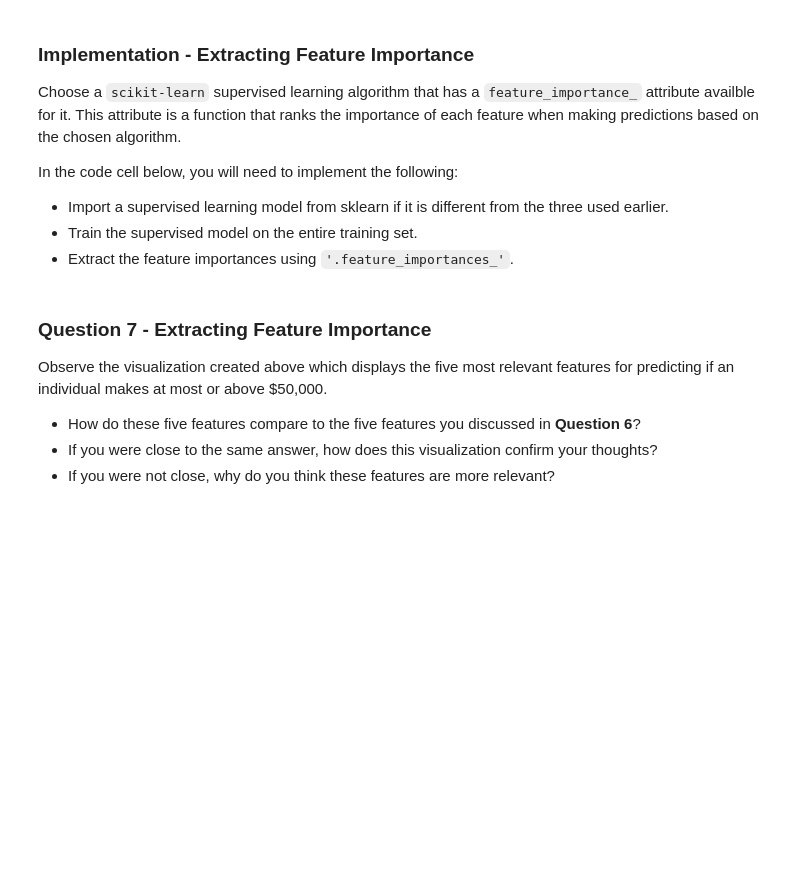
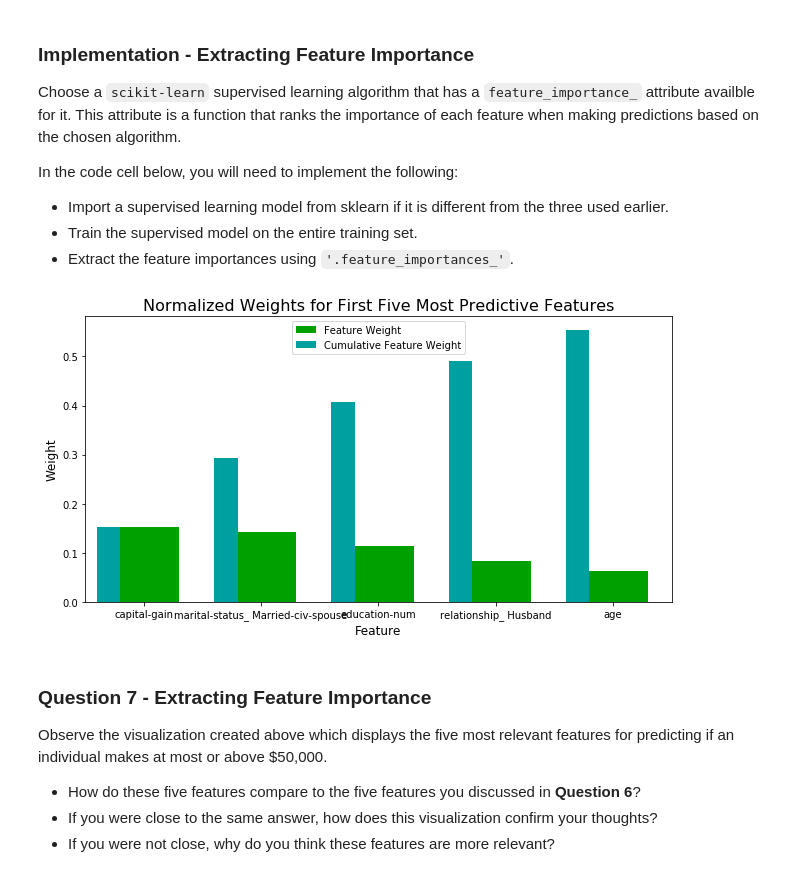
Before and after one commit to luisguilhermemsalmeida/Udacity-CharityML, a Jupyter notebook: finding_donors.ipynb, the cells around one changed output. Drawn from its saved outputs; the diff is of its cells as text; code cells hidden in the pictures; blank space fills up the shorter version.

Commit message:
Grid Search Completed

```diff
--- a/finding_donors.ipynb
+++ b/finding_donors.ipynb
@@ -468,22 +499,26 @@ Fine tune the chosen model. Use grid search (`GridSearchCV`) with at least one i
 **Note:** Depending on the algorithm chosen and the parameter list, the following implementation may take some time to run!
 # %%
 # TODO: Import 'GridSearchCV', 'make_scorer', and any other necessary libraries
+from sklearn.model_selection import GridSearchCV
+from sklearn.metrics import make_scorer
 
 # TODO: Initialize the classifier
-clf = None
+clf = RandomForestClassifier(random_state = 42)
 
 # TODO: Create the parameters list you wish to tune, using a dictionary if needed.
 # HINT: parameters = {'parameter_1': [value1, value2], 'parameter_2': [value1, value2]}
-parameters = None
+parameters = {'max_depth': [15, 20, 25, 30, 40], 'min_samples_leaf': [3, 5, 8, 10], 'min_samples_split': [4, 5, 7, 11], 'n_estimators': [70, 100, 120, 150]}
 
 # TODO: Make an fbeta_score scoring object using make_scorer()
-scorer = None
+scorer = make_scorer(fbeta_score, beta = 0.5)
 
+# verbosity_level = 10 Uncomment this line for training progress output
+verbosity_level = 0
 # TODO: Perform grid search on the classifier using 'scorer' as the scoring method using GridSearchCV()
-grid_obj = None
+grid_obj = GridSearchCV(clf, parameters, scorer, n_jobs = -1, verbose = verbosity_level)
 
 # TODO: Fit the grid search object to the training data and find the optimal parameters using fit()
-grid_fit = None
+grid_fit = grid_obj.fit(X_train, y_train)
 
 # Get the estimator
 best_clf = grid_fit.best_estimator_
@@ -551,3 +616,11 @@ vs.feature_plot(importances, X_train, y_train)
+# %%
+#Extract the feature importances using .feature_importances_ from the best model found by the GridSearch
+importances = best_clf.feature_importances_
+
+# Plot
+vs.feature_plot(importances, X_train, y_train)
+# %% [output]
+[figure, added]
 # %% [markdown]
 ### Question 7 - Extracting Feature Importance
 
```
Also changed, not shown: parts of 17 cells of this notebook.
